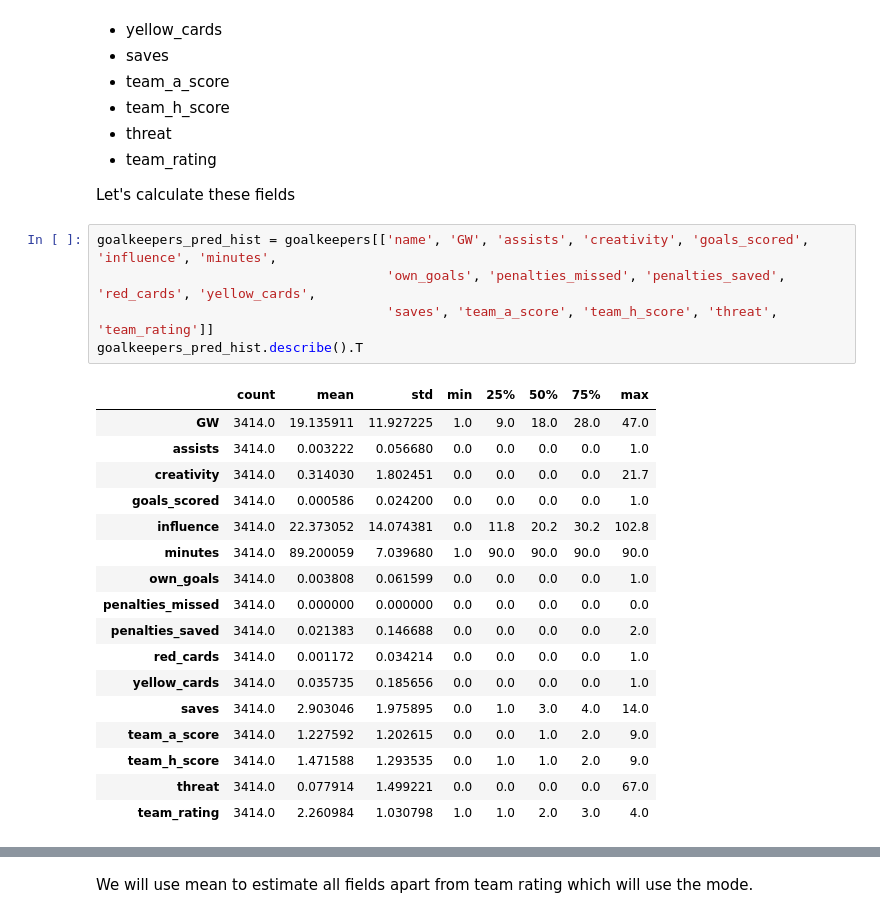
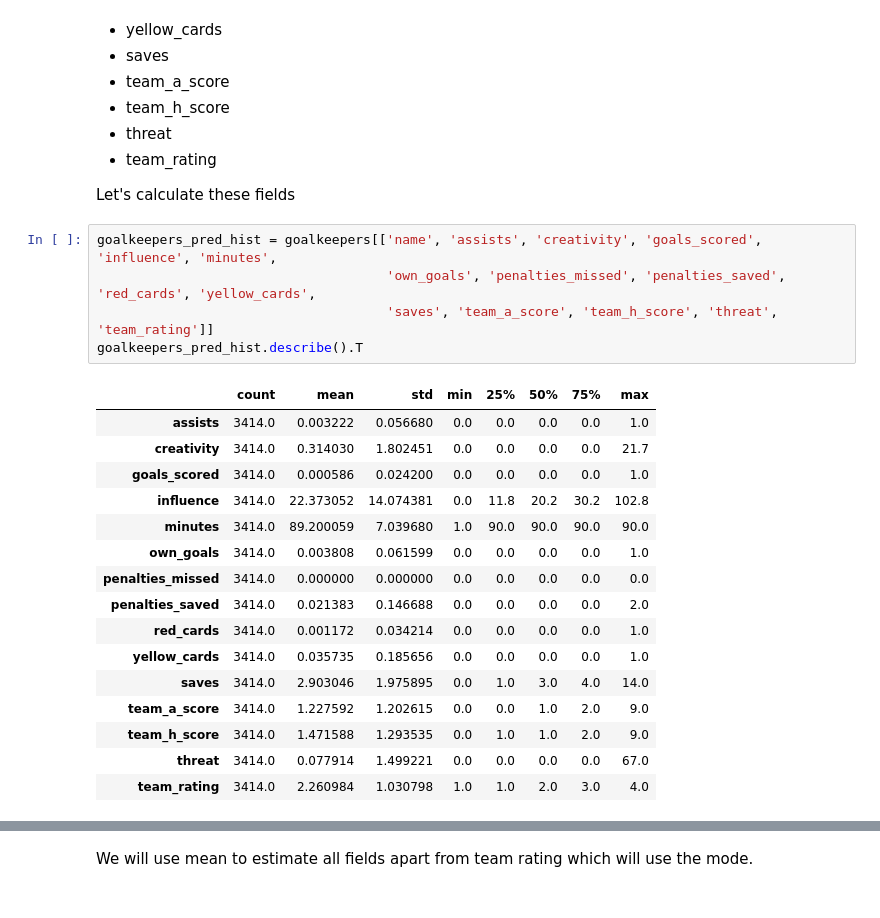
Before and after one commit to hledwards33/FPL_Predictive_Team_Selection, a Jupyter notebook: Goalkeeper Model.ipynb, the cells around one changed output, grey strips where cells are left out. Cells and saved outputs as stored; diff of their text form.

```diff
--- a/Goalkeeper Model.ipynb
+++ b/Goalkeeper Model.ipynb
@@ -245,13 +247,12 @@ For the next set of values we will use all historic data available for the playe
 
 Let's calculate these fields
 # %%
-goalkeepers_pred_hist = goalkeepers[['name', 'GW', 'assists', 'creativity', 'goals_scored', 'influence', 'minutes',
+goalkeepers_pred_hist = goalkeepers[['name', 'assists', 'creativity', 'goals_scored', 'influence', 'minutes',
                                      'own_goals', 'penalties_missed', 'penalties_saved', 'red_cards', 'yellow_cards',
                                      'saves', 'team_a_score', 'team_h_score', 'threat', 'team_rating']]
 goalkeepers_pred_hist.describe().T
 # %% [output]
 |  | count | mean | std | min | 25% | 50% | 75% | max |
-| GW | 3414.0 | 19.135911 | 11.927225 | 1.0 | 9.0 | 18.0 | 28.0 | 47.0 |
 | assists | 3414.0 | 0.003222 | 0.056680 | 0.0 | 0.0 | 0.0 | 0.0 | 1.0 |
 | creativity | 3414.0 | 0.314030 | 1.802451 | 0.0 | 0.0 | 0.0 | 0.0 | 21.7 |
 | goals_scored | 3414.0 | 0.000586 | 0.024200 | 0.0 | 0.0 | 0.0 | 0.0 | 1.0 |
```
Also changed, not shown: parts of 30 cells of this notebook.
